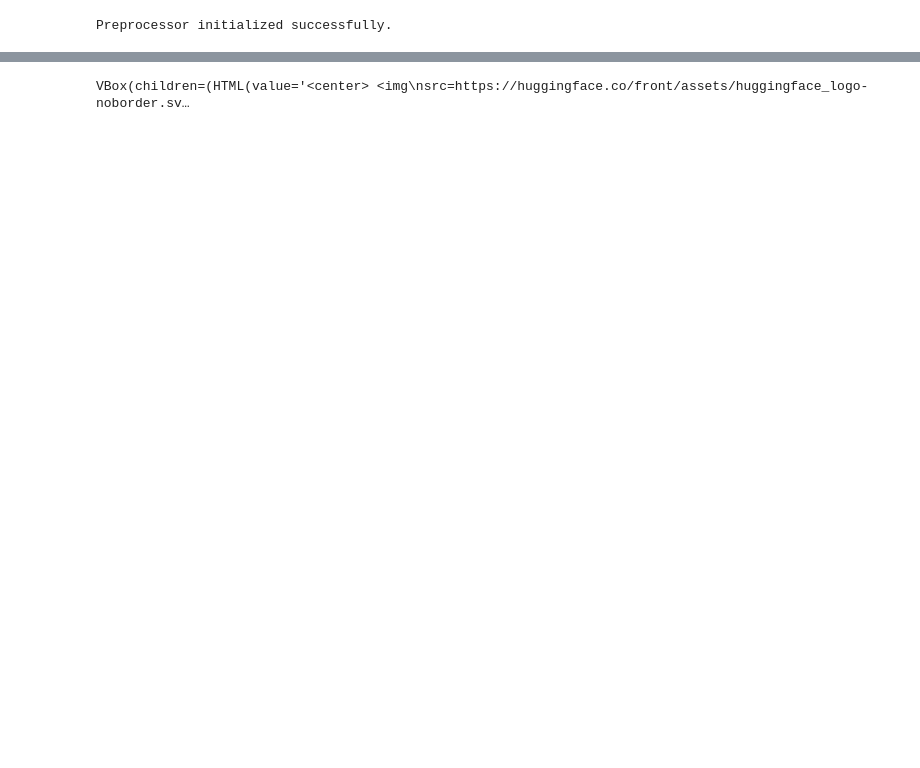
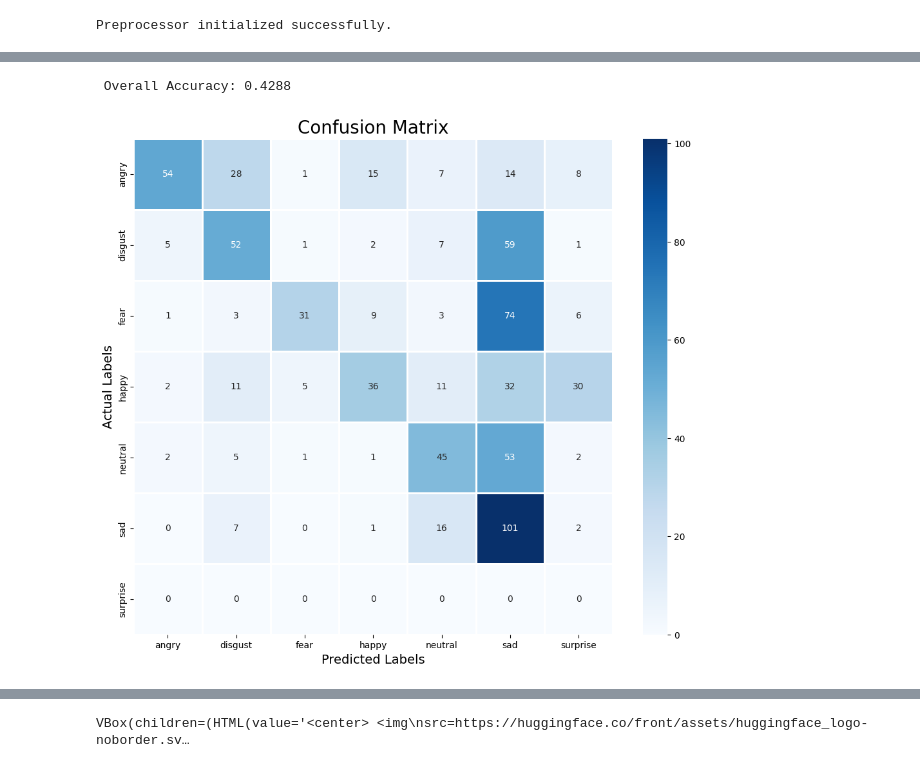
Before and after one commit to K-Winkles/Wav2Vec2ForSpeechClassification, a Jupyter notebook: main.ipynb, the cells around one changed output, grey strips where cells are left out. Saved outputs shown, nothing was run; the diff lists cells and outputs as text; code cells hidden in the pictures; blank space fills up the shorter version.

```diff
--- a/main.ipynb
+++ b/main.ipynb
@@ -677,0 +637,5 @@ torch.cuda.empty_cache()
+# %%
+eval_and_conf_matrix(model, feature_extractor, padded_audio_array_test_set_2, max_length_test_set_2, id2label, raw_test_set_2)
+# %% [output]
+ Overall Accuracy: 0.4288
+[figure, added]
```
Also changed, not shown: parts of 48 cells of this notebook.
